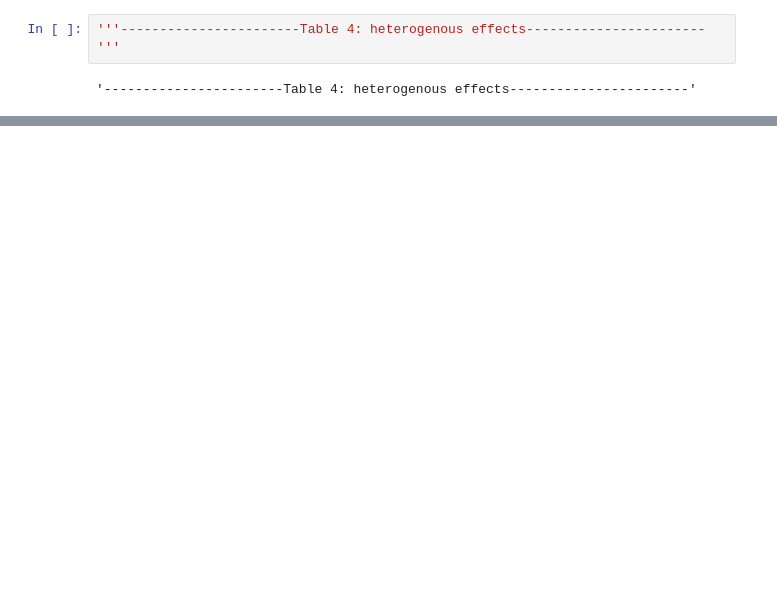
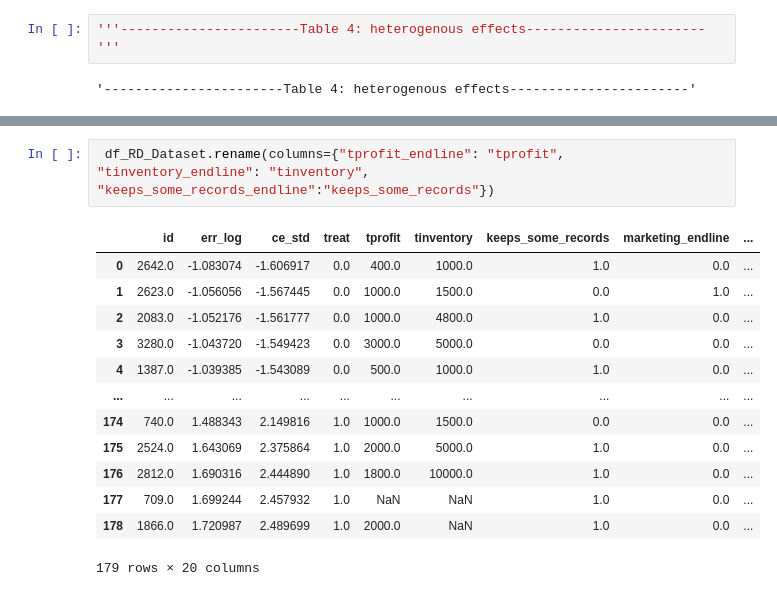
Before and after one commit to gjuneja0080/SHProject, a Jupyter notebook: mainTables.ipynb, the cells around one changed output, grey strips where cells are left out. Saved outputs shown, nothing was run; the diff lists cells and outputs as text; blank space fills up the shorter version.

```diff
--- a/mainTables.ipynb
+++ b/mainTables.ipynb
@@ -642,0 +751,16 @@ HO: mentor = class p-value =  0.3832250677664466
+# %%
+ df_RD_Dataset.rename(columns={"tprofit_endline": "tprofit", "tinventory_endline": "tinventory", "keeps_some_records_endline":"keeps_some_records"})
+# %% [output]
+|  | id | err_log | ce_std | treat | tprofit | tinventory | keeps_some_records | marketing_endline | ... |
+| 0 | 2642.0 | -1.083074 | -1.606917 | 0.0 | 400.0 | 1000.0 | 1.0 | 0.0 | ... |
+| 1 | 2623.0 | -1.056056 | -1.567445 | 0.0 | 1000.0 | 1500.0 | 0.0 | 1.0 | ... |
+| 2 | 2083.0 | -1.052176 | -1.561777 | 0.0 | 1000.0 | 4800.0 | 1.0 | 0.0 | ... |
+| 3 | 3280.0 | -1.043720 | -1.549423 | 0.0 | 3000.0 | 5000.0 | 0.0 | 0.0 | ... |
+| 4 | 1387.0 | -1.039385 | -1.543089 | 0.0 | 500.0 | 1000.0 | 1.0 | 0.0 | ... |
+| ... | ... | ... | ... | ... | ... | ... | ... | ... | ... |
+| 174 | 740.0 | 1.488343 | 2.149816 | 1.0 | 1000.0 | 1500.0 | 0.0 | 0.0 | ... |
+| 175 | 2524.0 | 1.643069 | 2.375864 | 1.0 | 2000.0 | 5000.0 | 1.0 | 0.0 | ... |
+| 176 | 2812.0 | 1.690316 | 2.444890 | 1.0 | 1800.0 | 10000.0 | 1.0 | 0.0 | ... |
+| 177 | 709.0 | 1.699244 | 2.457932 | 1.0 | NaN | NaN | 1.0 | 0.0 | ... |
+| 178 | 1866.0 | 1.720987 | 2.489699 | 1.0 | 2000.0 | NaN | 1.0 | 0.0 | ... |
+179 rows × 20 columns
```
Also changed, not shown: parts of 11 cells of this notebook.
